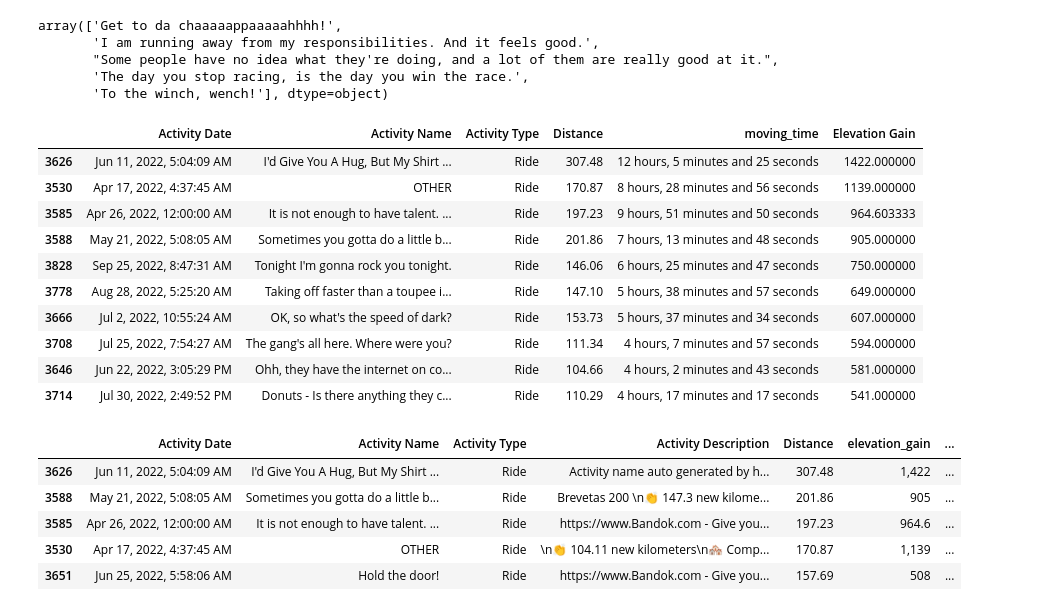
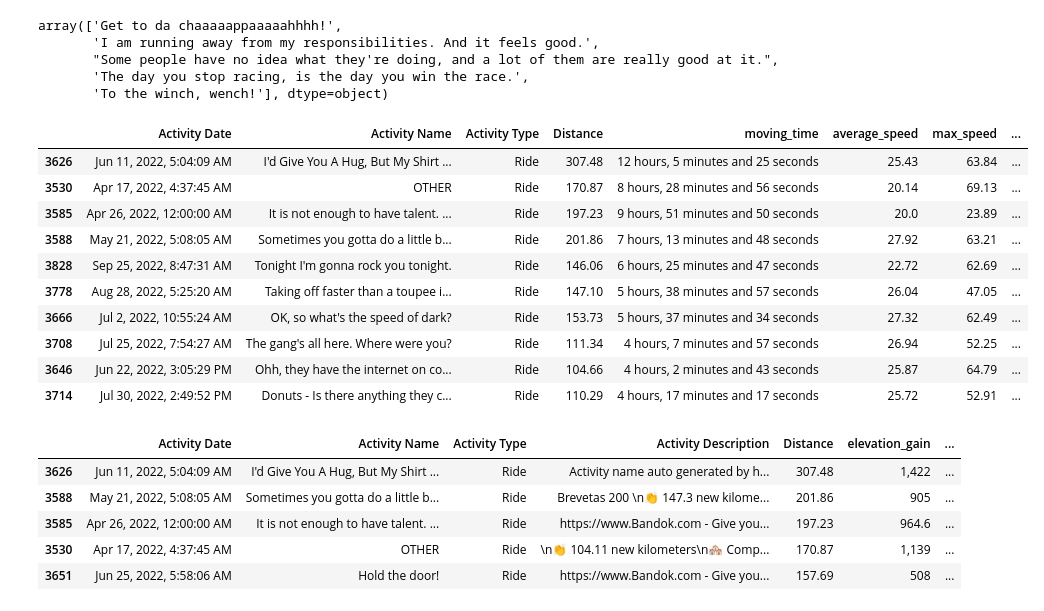
Before and after one commit to gyteniz/Strava_analize, a Jupyter notebook: strava_act.ipynb, the cells around one changed output. Drawn from its saved outputs; the diff is of its cells as text; code cells hidden in the pictures.

```diff
--- a/strava_act.ipynb
+++ b/strava_act.ipynb
@@ -137,6 +137,10 @@ Converting date from string to datetime
 
 df['activity_date'] = pd.to_datetime(df['Activity Date'], infer_datetime_format=True - meta įspėjimą)
 # %%
+# Decorated 'Average Speed', 'Max Speed', Activity Date, 'Moving Time'
+df['average_speed'] = df['Average Speed'].apply(lambda x: str(round((x*60*60/1000), 2)))
+df['max_speed'] = df['Max Speed'].apply(lambda x: str(round((x*60*60/1000), 2)))
+df['moving_time'] = df['Moving Time'].apply(lambda x: format_timespan(x))
 df['activity_date'] = pd.to_datetime(df['Activity Date'], format='mixed')
 # %%
 df['activity_date'].head()
@@ -262,0 +286,4 @@ Name: Distance, dtype: float64
+# %%
+# Filter 'Activity Type' == 'Ride'
+df_rides = df[df['Activity Type'] == 'Ride']
+df_rides["Distance"].sum()
@@ -357,21 +386,21 @@ array(['Get to da chaaaaappaaaaahhhh!',
        'To the winch, wench!'], dtype=object)
 # %%
 # Elevation
-df['moving_time'] = df['Moving Time'].apply(lambda x: format_timespan(x))
-elevation = df[['Activity Date', 'Activity Name', 'Activity Type', 'Distance', 'moving_time', 'Elevation Gain']].sort_values(by=['Elevation Gain'], ascending=False)
+
+elevation = df_rides[['Activity Date', 'Activity Name', 'Activity Type', 'Distance', 'moving_time', 'average_speed', 'max_speed', 'Elevation Gain']].sort_values(by=['Elevation Gain'], ascending=False)
 elevation.head(10)
 # %% [output]
-|  | Activity Date | Activity Name | Activity Type | Distance | moving_time | Elevation Gain |
-| 3626 | Jun 11, 2022, 5:04:09 AM | I'd Give You A Hug, But My Shirt ... | Ride | 307.48 | 12 hours, 5 minutes and 25 seconds | 1422.000000 |
-| 3530 | Apr 17, 2022, 4:37:45 AM | OTHER | Ride | 170.87 | 8 hours, 28 minutes and 56 seconds | 1139.000000 |
-| 3585 | Apr 26, 2022, 12:00:00 AM | It is not enough to have talent. ... | Ride | 197.23 | 9 hours, 51 minutes and 50 seconds | 964.603333 |
-| 3588 | May 21, 2022, 5:08:05 AM | Sometimes you gotta do a little b... | Ride | 201.86 | 7 hours, 13 minutes and 48 seconds | 905.000000 |
-| 3828 | Sep 25, 2022, 8:47:31 AM | Tonight I'm gonna rock you tonight. | Ride | 146.06 | 6 hours, 25 minutes and 47 seconds | 750.000000 |
-| 3778 | Aug 28, 2022, 5:25:20 AM | Taking off faster than a toupee i... | Ride | 147.10 | 5 hours, 38 minutes and 57 seconds | 649.000000 |
-| 3666 | Jul 2, 2022, 10:55:24 AM | OK, so what's the speed of dark? | Ride | 153.73 | 5 hours, 37 minutes and 34 seconds | 607.000000 |
-| 3708 | Jul 25, 2022, 7:54:27 AM | The gang's all here. Where were you? | Ride | 111.34 | 4 hours, 7 minutes and 57 seconds | 594.000000 |
-| 3646 | Jun 22, 2022, 3:05:29 PM | Ohh, they have the internet on co... | Ride | 104.66 | 4 hours, 2 minutes and 43 seconds | 581.000000 |
-| 3714 | Jul 30, 2022, 2:49:52 PM | Donuts - Is there anything they c... | Ride | 110.29 | 4 hours, 17 minutes and 17 seconds | 541.000000 |
+|  | Activity Date | Activity Name | Activity Type | Distance | moving_time | average_speed | max_speed | ... |
+| 3626 | Jun 11, 2022, 5:04:09 AM | I'd Give You A Hug, But My Shirt ... | Ride | 307.48 | 12 hours, 5 minutes and 25 seconds | 25.43 | 63.84 | ... |
+| 3530 | Apr 17, 2022, 4:37:45 AM | OTHER | Ride | 170.87 | 8 hours, 28 minutes and 56 seconds | 20.14 | 69.13 | ... |
+| 3585 | Apr 26, 2022, 12:00:00 AM | It is not enough to have talent. ... | Ride | 197.23 | 9 hours, 51 minutes and 50 seconds | 20.0 | 23.89 | ... |
+| 3588 | May 21, 2022, 5:08:05 AM | Sometimes you gotta do a little b... | Ride | 201.86 | 7 hours, 13 minutes and 48 seconds | 27.92 | 63.21 | ... |
+| 3828 | Sep 25, 2022, 8:47:31 AM | Tonight I'm gonna rock you tonight. | Ride | 146.06 | 6 hours, 25 minutes and 47 seconds | 22.72 | 62.69 | ... |
+| 3778 | Aug 28, 2022, 5:25:20 AM | Taking off faster than a toupee i... | Ride | 147.10 | 5 hours, 38 minutes and 57 seconds | 26.04 | 47.05 | ... |
+| 3666 | Jul 2, 2022, 10:55:24 AM | OK, so what's the speed of dark? | Ride | 153.73 | 5 hours, 37 minutes and 34 seconds | 27.32 | 62.49 | ... |
+| 3708 | Jul 25, 2022, 7:54:27 AM | The gang's all here. Where were you? | Ride | 111.34 | 4 hours, 7 minutes and 57 seconds | 26.94 | 52.25 | ... |
+| 3646 | Jun 22, 2022, 3:05:29 PM | Ohh, they have the internet on co... | Ride | 104.66 | 4 hours, 2 minutes and 43 seconds | 25.87 | 64.79 | ... |
+| 3714 | Jul 30, 2022, 2:49:52 PM | Donuts - Is there anything they c... | Ride | 110.29 | 4 hours, 17 minutes and 17 seconds | 25.72 | 52.91 | ... |
 # %%
 df['elevation_gain'] = df['Elevation Gain'].apply(lambda x: format_number(x))
 df_rides=df[df['Activity Type']=='Ride']
```
Also changed, not shown: parts of 12 cells of this notebook.
